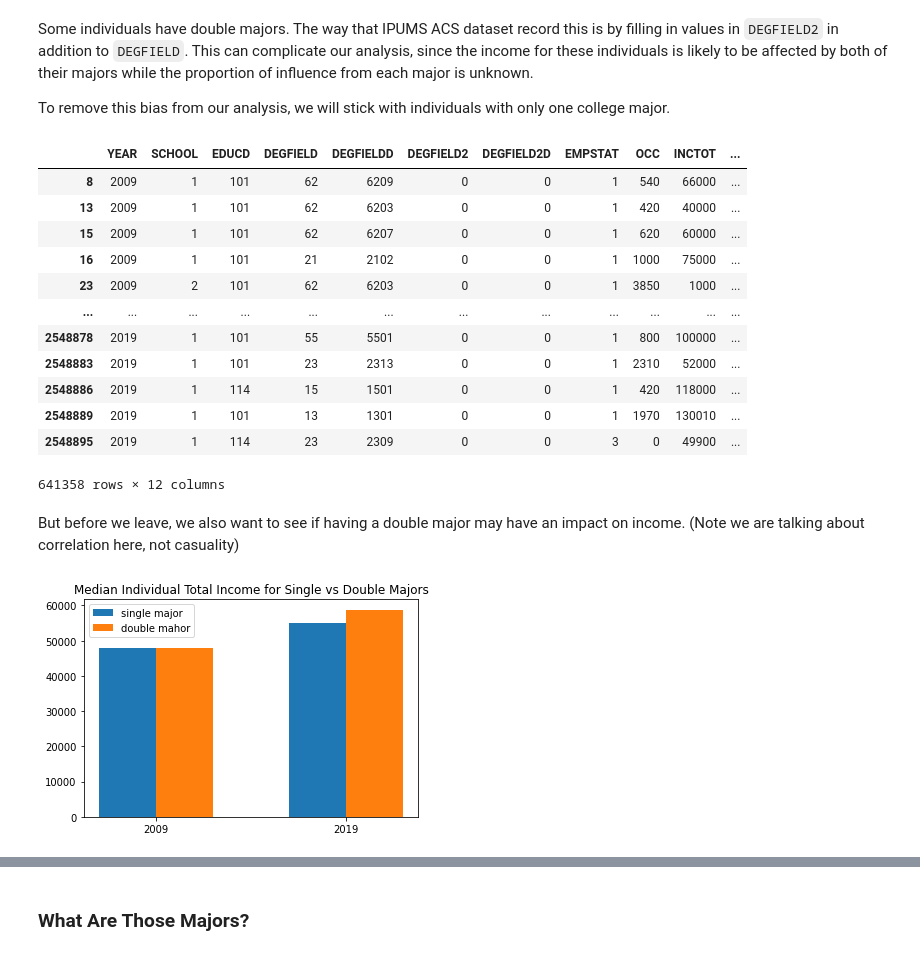
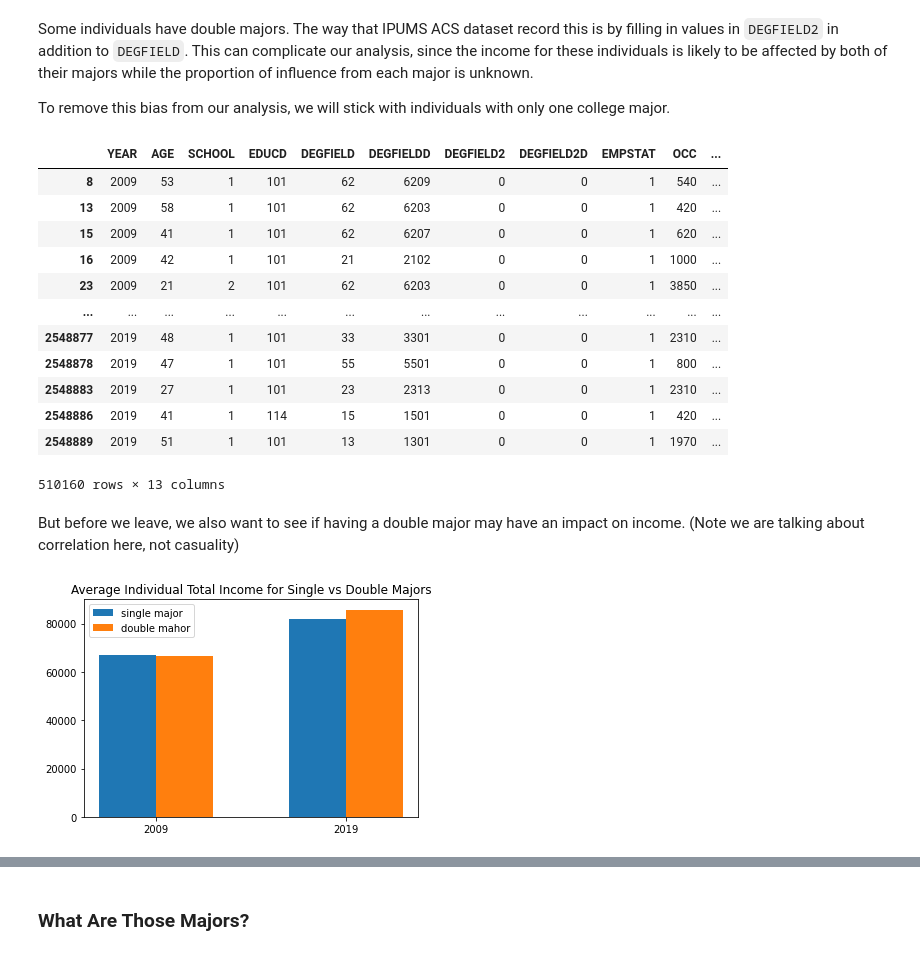
Before and after one commit to oooyiyangc/econ148-dev, a Jupyter notebook: college_majors/src/college_majors.ipynb, the cells around one changed output, grey strips where cells are left out. Cells and saved outputs as stored; diff of their text form; code cells hidden in the pictures.

Commit message:
Finished college majors with IPUMS

```diff
--- a/college_majors/src/college_majors.ipynb
+++ b/college_majors/src/college_majors.ipynb
@@ -56,9 +57,9 @@ The following are the variables we want in the dataframe.
 | INCWAGE | Wage and salary income | INCWAGE reports each respondent's total pre-tax wage and salary income - that is, money received as an employee - for the previous year.  |
 | INCWAGE_CPIU_2010 | Wage and salary income (standardized using CPIU_2010) | INCWAGE reports each respondent's total pre-tax wage and salary income - that is, money received as an employee - for the previous year. |
 # %%
-ipsum = ipsum_raw[["YEAR", "SCHOOL", "EDUCD", "DEGFIELD", "DEGFIELDD",
-                   "DEGFIELD2", "DEGFIELD2D", "EMPSTAT", "OCC",
-                   "INCTOT", "INCWAGE", "INCWAGE_CPIU_2010"
+ipums = ipums_raw[["YEAR", "AGE", "SCHOOL", "EDUCD", "DEGFIELD",
+                   "DEGFIELDD", "DEGFIELD2", "DEGFIELD2D", "EMPSTAT",
+                   "OCC", "INCTOT", "INCWAGE", "INCWAGE_CPIU_2010"
                   ]].copy()
-ipsum
+ipums
 # %% [output]
@@ -111,7 +112,6 @@ Since we are concerned about how different college degrees affect income, we nee
 
 Notice that records with `EDUCD` greater or equal to 101 but smaller than 999 represent a valid record for an individual with a college degree. We will use this criteria to filter the dataset.
 # %%
-ipsum_college = ipsum[(ipsum["EDUCD"] >= 101) & (ipsum["EDUCD"] < 999)]
-# del ipsum
-ipsum_college
+ipums = ipums[(ipums["EDUCD"] >= 101) & (ipums["EDUCD"] < 999)]
+ipums
 # %% [output]
@@ -134,0 +161,3 @@ np.sum(ipsum_college["DEGFIELD"] == 0)
+# %%
+ipums = ipums[(ipums["AGE"] >= 15) & (ipums["AGE"] <= 64)]
+ipums
@@ -139,42 +182,42 @@ Some individuals have double majors. The way that IPUMS ACS dataset record this
 
 To remove this bias from our analysis, we will stick with individuals with only one college major.
 # %%
-ipsum_single_major = ipsum_college[ipsum_college["DEGFIELD2"] == 0]
-ipsum_single_major
+ipums_single_major = ipums[ipums["DEGFIELD2"] == 0]
+ipums_single_major
 # %% [output]
-|  | YEAR | SCHOOL | EDUCD | DEGFIELD | DEGFIELDD | DEGFIELD2 | DEGFIELD2D | EMPSTAT | OCC | INCTOT | ... |
-| 8 | 2009 | 1 | 101 | 62 | 6209 | 0 | 0 | 1 | 540 | 66000 | ... |
-| 13 | 2009 | 1 | 101 | 62 | 6203 | 0 | 0 | 1 | 420 | 40000 | ... |
-| 15 | 2009 | 1 | 101 | 62 | 6207 | 0 | 0 | 1 | 620 | 60000 | ... |
-| 16 | 2009 | 1 | 101 | 21 | 2102 | 0 | 0 | 1 | 1000 | 75000 | ... |
-| 23 | 2009 | 2 | 101 | 62 | 6203 | 0 | 0 | 1 | 3850 | 1000 | ... |
+|  | YEAR | AGE | SCHOOL | EDUCD | DEGFIELD | DEGFIELDD | DEGFIELD2 | DEGFIELD2D | EMPSTAT | OCC | ... |
+| 8 | 2009 | 53 | 1 | 101 | 62 | 6209 | 0 | 0 | 1 | 540 | ... |
+| 13 | 2009 | 58 | 1 | 101 | 62 | 6203 | 0 | 0 | 1 | 420 | ... |
+| 15 | 2009 | 41 | 1 | 101 | 62 | 6207 | 0 | 0 | 1 | 620 | ... |
+| 16 | 2009 | 42 | 1 | 101 | 21 | 2102 | 0 | 0 | 1 | 1000 | ... |
+| 23 | 2009 | 21 | 2 | 101 | 62 | 6203 | 0 | 0 | 1 | 3850 | ... |
 | ... | ... | ... | ... | ... | ... | ... | ... | ... | ... | ... | ... |
-| 2548878 | 2019 | 1 | 101 | 55 | 5501 | 0 | 0 | 1 | 800 | 100000 | ... |
-| 2548883 | 2019 | 1 | 101 | 23 | 2313 | 0 | 0 | 1 | 2310 | 52000 | ... |
-| 2548886 | 2019 | 1 | 114 | 15 | 1501 | 0 | 0 | 1 | 420 | 118000 | ... |
-| 2548889 | 2019 | 1 | 101 | 13 | 1301 | 0 | 0 | 1 | 1970 | 130010 | ... |
-| 2548895 | 2019 | 1 | 114 | 23 | 2309 | 0 | 0 | 3 | 0 | 49900 | ... |
+| 2548877 | 2019 | 48 | 1 | 101 | 33 | 3301 | 0 | 0 | 1 | 2310 | ... |
+| 2548878 | 2019 | 47 | 1 | 101 | 55 | 5501 | 0 | 0 | 1 | 800 | ... |
+| 2548883 | 2019 | 27 | 1 | 101 | 23 | 2313 | 0 | 0 | 1 | 2310 | ... |
+| 2548886 | 2019 | 41 | 1 | 114 | 15 | 1501 | 0 | 0 | 1 | 420 | ... |
+| 2548889 | 2019 | 51 | 1 | 101 | 13 | 1301 | 0 | 0 | 1 | 1970 | ... |
-641358 rows × 12 columns
+510160 rows × 13 columns
 # %% [markdown]
 But before we leave, we also want to see if having a double major may have an impact on income. (Note we are talking about correlation here, not casuality)
 # %%
 # doubele majors
-ipsum_double_major = ipsum_college[ipsum_college["DEGFIELD2"] > 0]
+ipums_double_major = ipums[ipums["DEGFIELD2"] > 0]
 
 # create data
 years = [2009, 2019]
-inctot_s = [np.median(ipsum_single_major[ipsum_single_major["YEAR"] == year]["INCTOT"])
+inctot_s = [np.mean(ipums_single_major[ipums_single_major["YEAR"] == year]["INCTOT"])
             for year in years]
-inctot_d = [np.median(ipsum_double_major[ipsum_double_major["YEAR"] == year]["INCTOT"])
+inctot_d = [np.mean(ipums_double_major[ipums_double_major["YEAR"] == year]["INCTOT"])
             for year in years]
 width = 0.3
 
 # plot data in grouped manner of bar type
 plt.bar(np.arange(len(years))-width/2, inctot_s, width, label="single major")
 plt.bar(np.arange(len(years))+width/2, inctot_d, width, label="double mahor")
 plt.xticks(np.arange(len(years)), years)
-plt.title("Median Individual Total Income for Single vs Double Majors")
+plt.title("Average Individual Total Income for Single vs Double Majors")
 plt.legend()
 plt.show()
 # %% [output]
-[figure, old version]
+[figure, new version]
```
Also changed, not shown: parts of 57 cells of this notebook, 5 other files.
